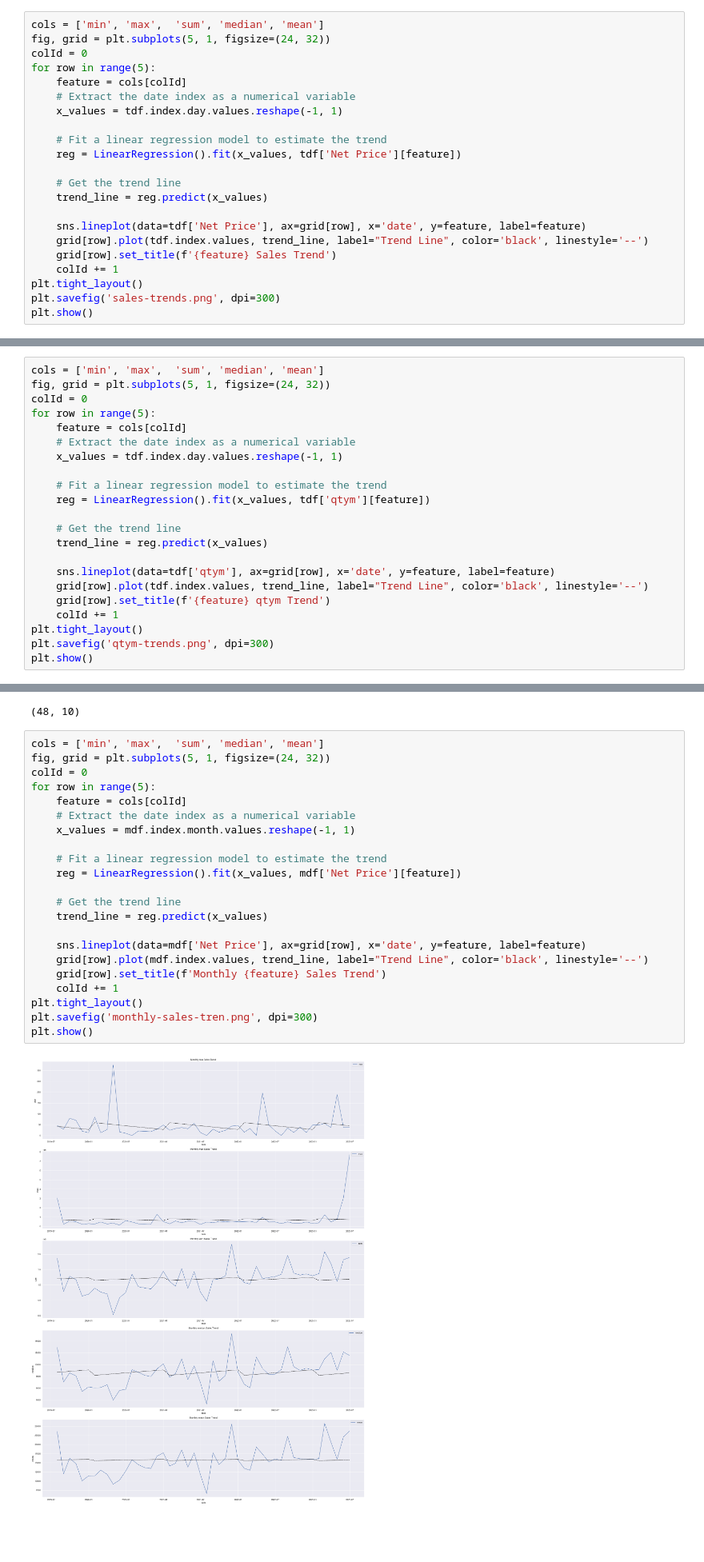
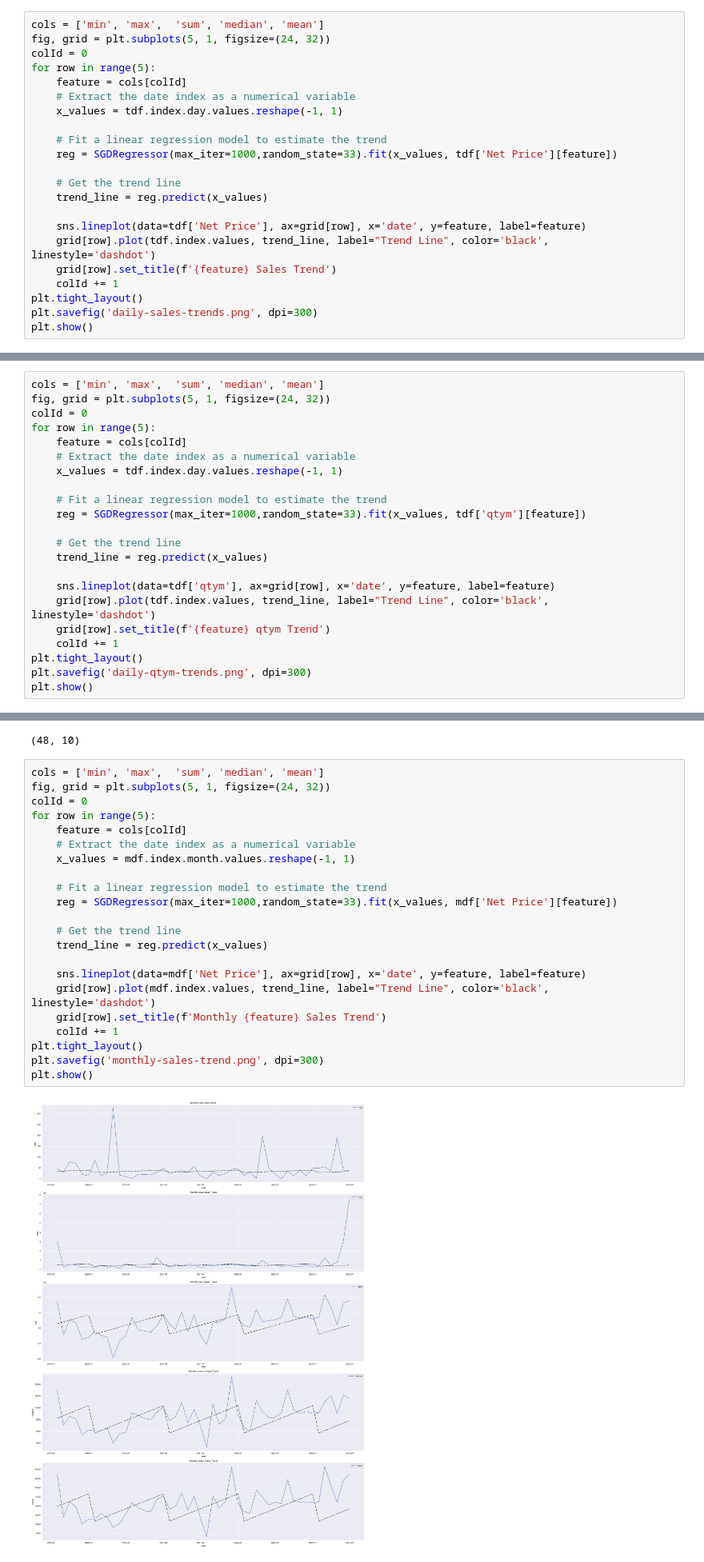
Before and after one commit to Maruf2309/demand-forecast-SQGroup, a Jupyter notebook: notebooks/b_PreProcess/EDA-TimeSeries.ipynb, the cells around one changed output, grey strips where cells are left out. Shown at 80% size. Drawn from its saved outputs; the diff is of its cells as text; blank space fills up the shorter version.

```diff
--- a/notebooks/b_PreProcess/EDA-TimeSeries.ipynb
+++ b/notebooks/b_PreProcess/EDA-TimeSeries.ipynb
@@ -114,16 +116,16 @@ for row in range(5):
     x_values = tdf.index.day.values.reshape(-1, 1)
 
     # Fit a linear regression model to estimate the trend
-    reg = LinearRegression().fit(x_values, tdf['Net Price'][feature])
+    reg = SGDRegressor(max_iter=1000,random_state=33).fit(x_values, tdf['Net Price'][feature])
 
     # Get the trend line
     trend_line = reg.predict(x_values)
 
     sns.lineplot(data=tdf['Net Price'], ax=grid[row], x='date', y=feature, label=feature)
-    grid[row].plot(tdf.index.values, trend_line, label="Trend Line", color='black', linestyle='--')
+    grid[row].plot(tdf.index.values, trend_line, label="Trend Line", color='black', linestyle='dashdot')
     grid[row].set_title(f'{feature} Sales Trend')
     colId += 1
 plt.tight_layout()
-plt.savefig('sales-trends.png', dpi=300)
+plt.savefig('daily-sales-trends.png', dpi=300)
 plt.show()
 # %% [output]
@@ -138,16 +140,16 @@ for row in range(5):
     x_values = tdf.index.day.values.reshape(-1, 1)
 
     # Fit a linear regression model to estimate the trend
-    reg = LinearRegression().fit(x_values, tdf['qtym'][feature])
+    reg = SGDRegressor(max_iter=1000,random_state=33).fit(x_values, tdf['qtym'][feature])
 
     # Get the trend line
     trend_line = reg.predict(x_values)
 
     sns.lineplot(data=tdf['qtym'], ax=grid[row], x='date', y=feature, label=feature)
-    grid[row].plot(tdf.index.values, trend_line, label="Trend Line", color='black', linestyle='--')
+    grid[row].plot(tdf.index.values, trend_line, label="Trend Line", color='black', linestyle='dashdot')
     grid[row].set_title(f'{feature} qtym Trend')
     colId += 1
 plt.tight_layout()
-plt.savefig('qtym-trends.png', dpi=300)
+plt.savefig('daily-qtym-trends.png', dpi=300)
 plt.show()
 # %% [output]
@@ -174,24 +176,24 @@ mdf.shape
 # %%
 cols = ['min', 'max',  'sum', 'median', 'mean']
 fig, grid = plt.subplots(5, 1, figsize=(24, 32))
 colId = 0
 for row in range(5):
     feature = cols[colId]
     # Extract the date index as a numerical variable
     x_values = mdf.index.month.values.reshape(-1, 1)
 
     # Fit a linear regression model to estimate the trend
-    reg = LinearRegression().fit(x_values, mdf['Net Price'][feature])
+    reg = SGDRegressor(max_iter=1000,random_state=33).fit(x_values, mdf['Net Price'][feature])
 
     # Get the trend line
     trend_line = reg.predict(x_values)
 
     sns.lineplot(data=mdf['Net Price'], ax=grid[row], x='date', y=feature, label=feature)
-    grid[row].plot(mdf.index.values, trend_line, label="Trend Line", color='black', linestyle='--')
+    grid[row].plot(mdf.index.values, trend_line, label="Trend Line", color='black', linestyle='dashdot')
     grid[row].set_title(f'Monthly {feature} Sales Trend')
     colId += 1
 plt.tight_layout()
-plt.savefig('monthly-sales-tren.png', dpi=300)
+plt.savefig('monthly-sales-trend.png', dpi=300)
 plt.show()
 # %% [output]
-[figure, old version]
+[figure, new version]
```
Also changed, not shown: parts of 14 cells of this notebook, 7 other files.
